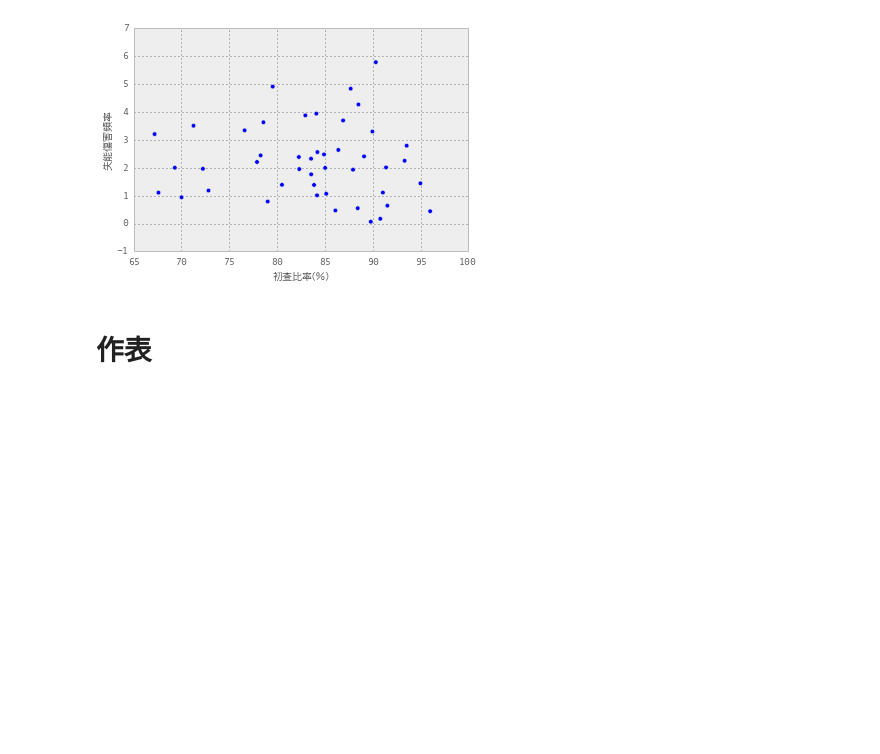
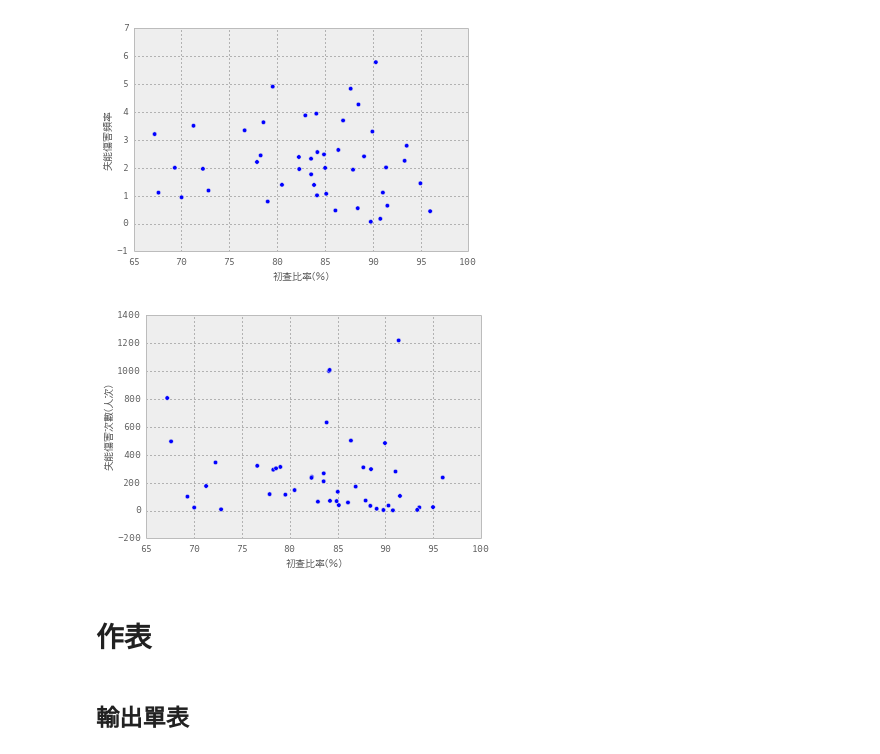
Before and after one commit to ccwang002/2014-NTU-NewsVis, a Jupyter notebook: script/proj_2/A_table 2-14 vs 8-1.ipynb, the cells around one changed output. Saved outputs shown, nothing was run; the diff lists cells and outputs as text; code cells hidden in the pictures; blank space fills up the shorter version.

```diff
--- a/script/proj_2/A_table 2-14 vs 8-1.ipynb
+++ b/script/proj_2/A_table 2-14 vs 8-1.ipynb
@@ -105,9 +105,20 @@ fig.axes.clear()
 plt.savefig(str(OUT_ROOT / "A_初查比率與失能傷害頻率散佈圖.svg"))
 # %% [output]
 [figure]
+# %%
+fig = plt.figure(figsize=(6, 4))
+plt.scatter(df_214['初查比率(％)'], df_81['失能傷害次數(人次)'])
+plt.xlabel('初查比率(％)', fontproperties=chtfont)
+plt.ylabel('失能傷害次數(人次)', fontproperties=chtfont)
+fig.axes.clear()
+plt.savefig(str(OUT_ROOT / "A_初查比率與失能傷害人次散佈圖.svg"))
+# %% [output]
+[figure, added]
 # %% [markdown]
 # 作表
 # %%
 out_df = pd.DataFrame([df_214['初查比率(％)'], df_81['失能傷害頻率']]).T
 # %%
 out_df.to_excel(str(OUT_ROOT / "A_整理好的資料表.xlsx"))
+# %% [markdown]
+## 輸出單表
```
Also changed, not shown: parts of 2 cells of this notebook, 2 other files.
